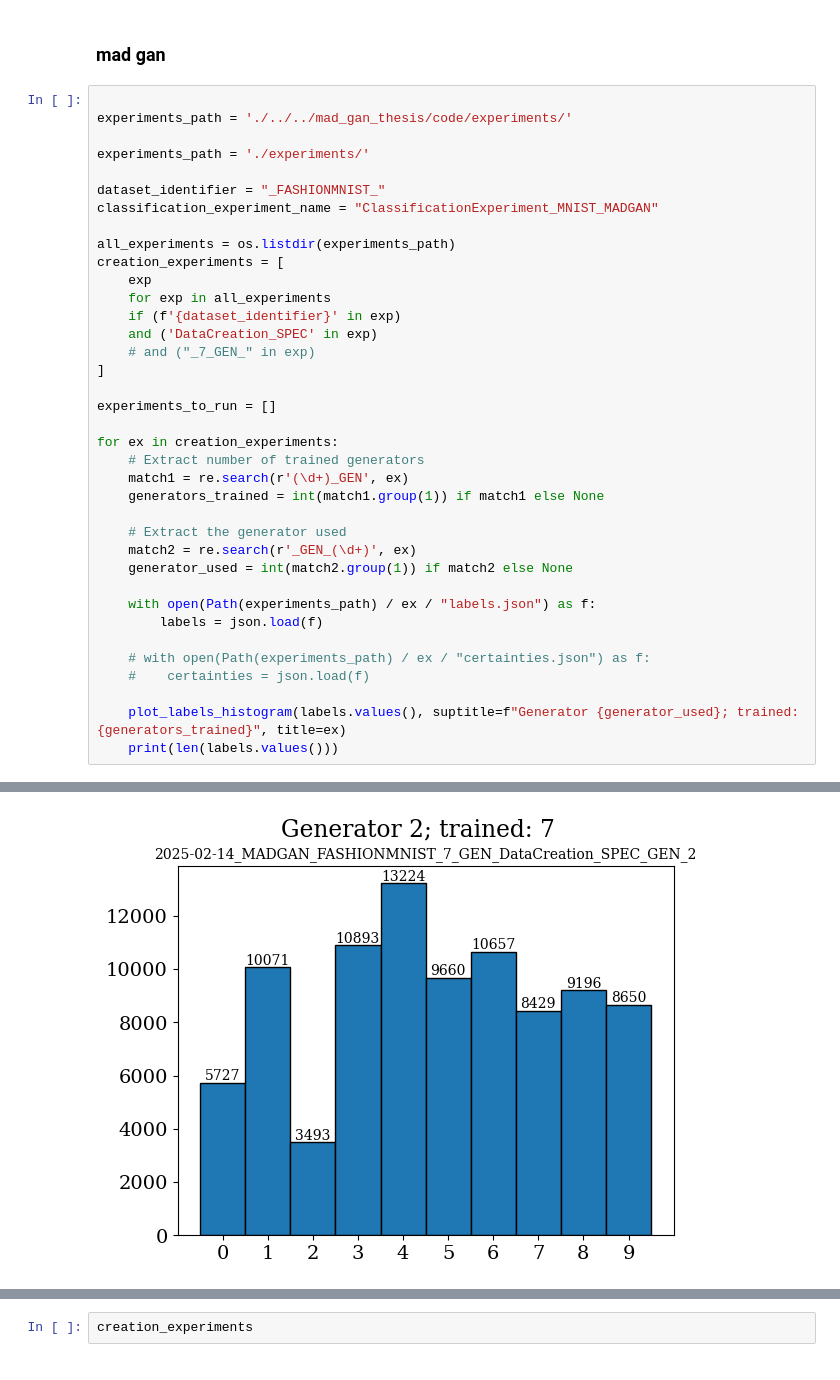
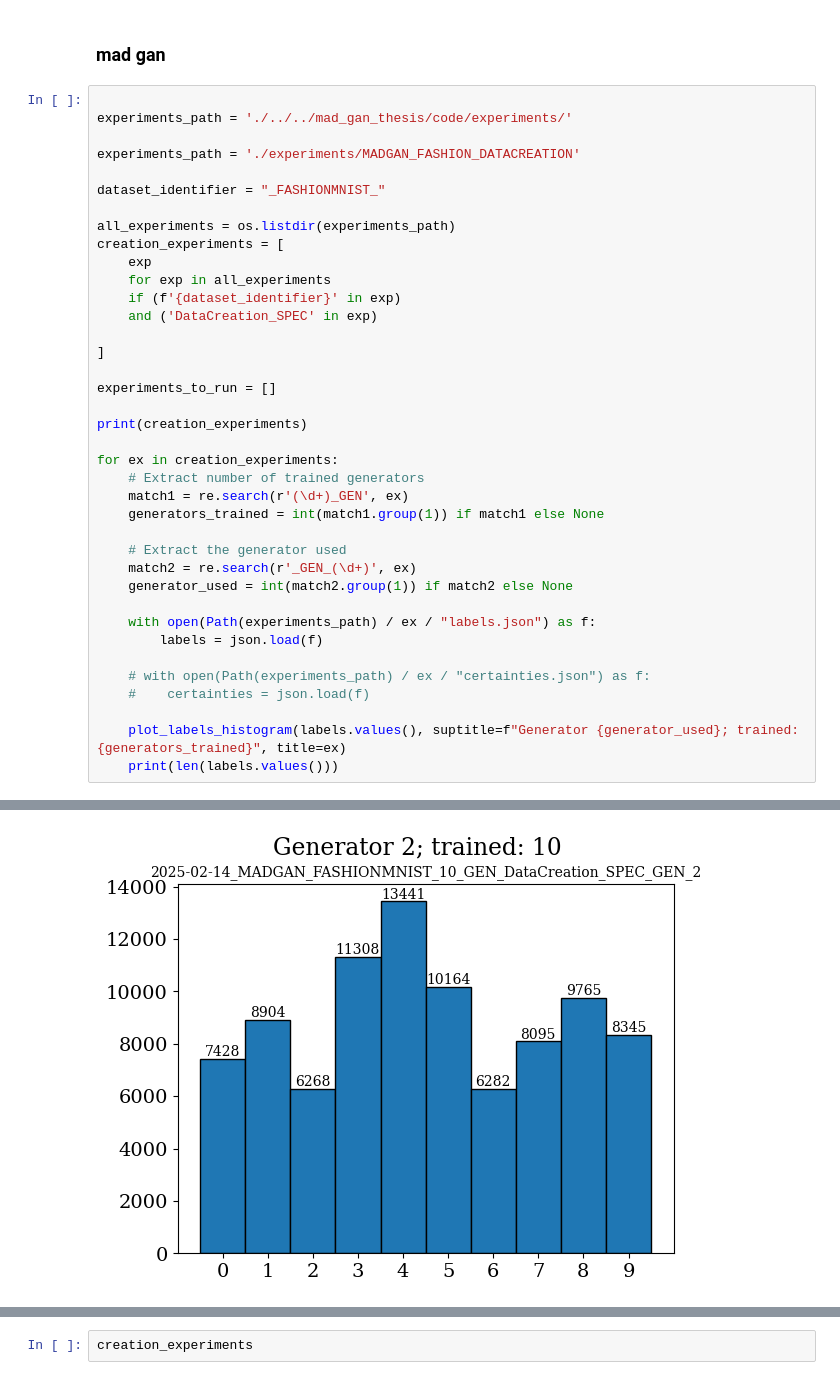
Before and after one commit to N10100010/mad_gan_thesis, a Jupyter notebook: notebooks/analyze_created_labels.ipynb, the cells around one changed output, grey strips where cells are left out. Drawn from its saved outputs; the diff is of its cells as text.

```diff
--- a/notebooks/analyze_created_labels.ipynb
+++ b/notebooks/analyze_created_labels.ipynb
@@ -191,10 +191,9 @@ tick labels ['0', '1', '2', '3', '4', '5', '6', '7', '8', '9']
 
 experiments_path = './../../mad_gan_thesis/code/experiments/'
 
-experiments_path = './experiments/'
+experiments_path = './experiments/MADGAN_FASHION_DATACREATION'
 
 dataset_identifier = "_FASHIONMNIST_"
-classification_experiment_name = "ClassificationExperiment_MNIST_MADGAN"
 
 all_experiments = os.listdir(experiments_path)
 creation_experiments = [
@@ -202,10 +201,12 @@ creation_experiments = [
     for exp in all_experiments
     if (f'{dataset_identifier}' in exp)
     and ('DataCreation_SPEC' in exp)
-    # and ("_7_GEN_" in exp)
+
 ]
 
 experiments_to_run = []
+
+print(creation_experiments)
 
 for ex in creation_experiments:
     # Extract number of trained generators
@@ -232 +234 @@ for ex in creation_experiments:
-[figure, old version]
+[figure, new version]
```
Also changed, not shown: parts of 1 cell of this notebook, 3 other files.
